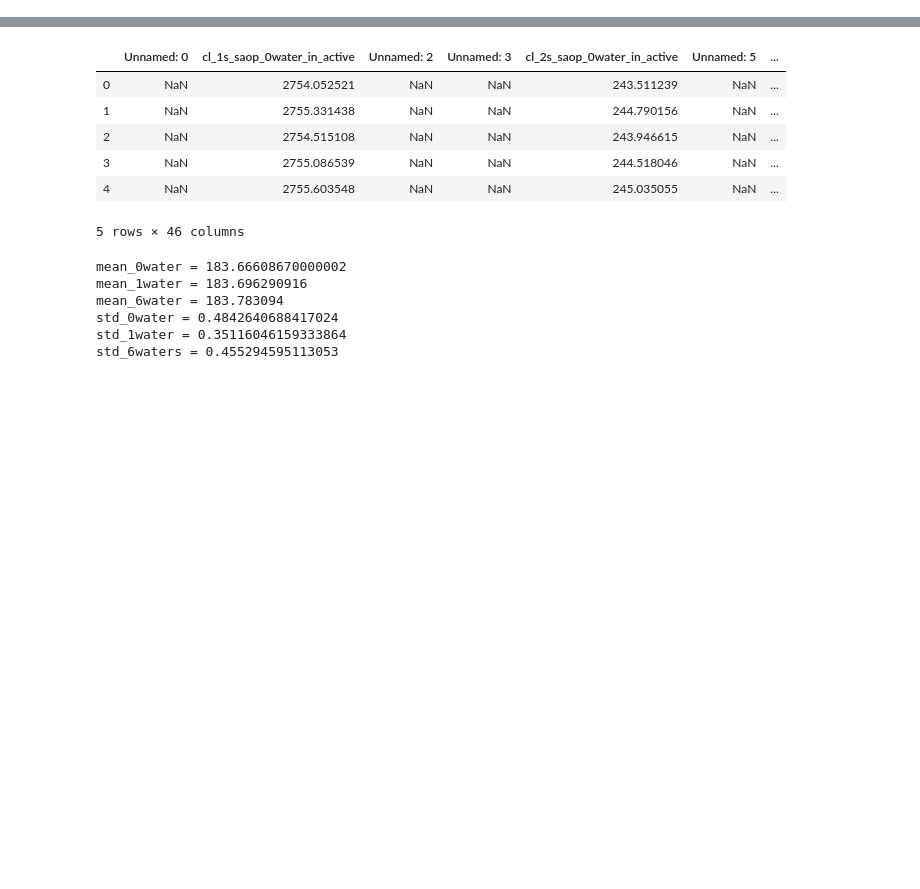
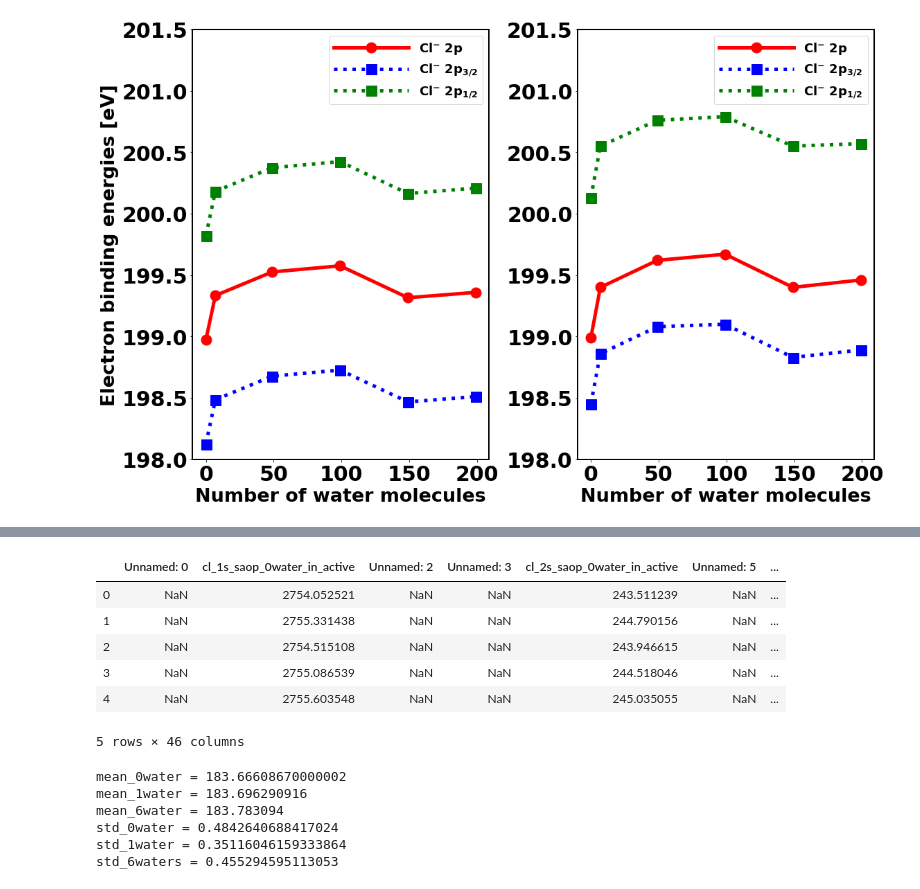
Before and after one commit to richopoku/HCl_project_graphs_binder, a Jupyter notebook: Graphs_core_properties.ipynb, the cells around one changed output, grey strips where cells are left out. Saved outputs shown, nothing was run; the diff lists cells and outputs as text; code cells hidden in the pictures; blank space fills up the shorter version.

```diff
--- a/Graphs_core_properties.ipynb
+++ b/Graphs_core_properties.ipynb
@@ -24,0 +98,50 @@ plt.rc('axes', linewidth=2)
+# %%
+df = pd.read_excel('CLUSTER-SIZES-1act.xlsx')
+df.head()
+
+X2CAMFSR = df.X2CAMFSR
+X2CAMFSO = df.X2CAMFSO
+X2CAMFSOonehalf = df.X2CAMFSOonehalf
+# %%
+#Influence of different cluster sizes on the properties of Cl- at (ice 0 K) with ccsd
+#Zero and one water added to the activesystem are compared for the 2p
+
+f = plt.figure(figsize=(16,10))
+
+ax1 = f.add_subplot(121)
+plt.plot(noofwater, cl_x2c_acv3z_2p, color="red", marker='o', linestyle='solid', markersize=15, linewidth=5,label='Cl$^{-}$ 2p')
+plt.plot(noofwater, cl_x2c_acv3z_2p_3half, color="blue", marker='s', linestyle='dotted', markersize=15, linewidth=5,label='Cl$^{-}$ 2p$_{3/2}$')
+plt.plot(noofwater, cl_x2c_acv3z_2p_1half , color="green", marker='s', linestyle='dotted', markersize=15, linewidth=5,label='Cl$^{-}$ 2p$_{1/2}$')
+
+
+
+
+
+plt.xticks(fontsize=30, fontweight='bold')
+plt.yticks(fontsize=30, fontweight='bold')
+plt.ylabel('Electron binding energies [eV]', fontsize=27, fontweight='bold')
+plt.xlabel('Number of water molecules', fontsize=27, fontweight='bold')
+plt.legend(loc=1, prop={'size': 18}, handlelength=6)
+plt.xticks(np.arange(0, 205, 50))
+plt.ylim([198, 201.5])
+
+ax2 = plt.subplot(122)
+plt.plot(noofwater, X2CAMFSR, color="red", marker='o', markersize=15, linestyle='solid', linewidth=5,label='Cl$^{-}$ 2p')
+plt.plot(noofwater, X2CAMFSO, color="blue", marker='s', markersize=15, linestyle='dotted', linewidth=5,label='Cl$^{-}$ 2p$_{3/2}$')
+plt.plot(noofwater, X2CAMFSOonehalf, color="green", marker='s', markersize=15, linestyle='dotted', linewidth=5,label='Cl$^{-}$ 2p$_{1/2}$')
+
+
+
+plt.xticks(fontsize=30, fontweight='bold')
+plt.yticks(fontsize=30, fontweight='bold')
+plt.xlabel('Number of water molecules', fontsize=27, fontweight='bold')
+plt.legend(loc=1, prop={'size': 18}, handlelength=6)
+plt.xticks(np.arange(0, 205, 50))
+plt.ylim([198, 201.5])
+
+
+plt.tight_layout()
+#plt.savefig('cl0h2o_n_cl1h2o.png', bbox_inches='tight', dpi=400)
+plt.show()
+# %% [output]
+[figure, added]
```
Also changed, not shown: parts of 10 cells of this notebook, 5 other files.
